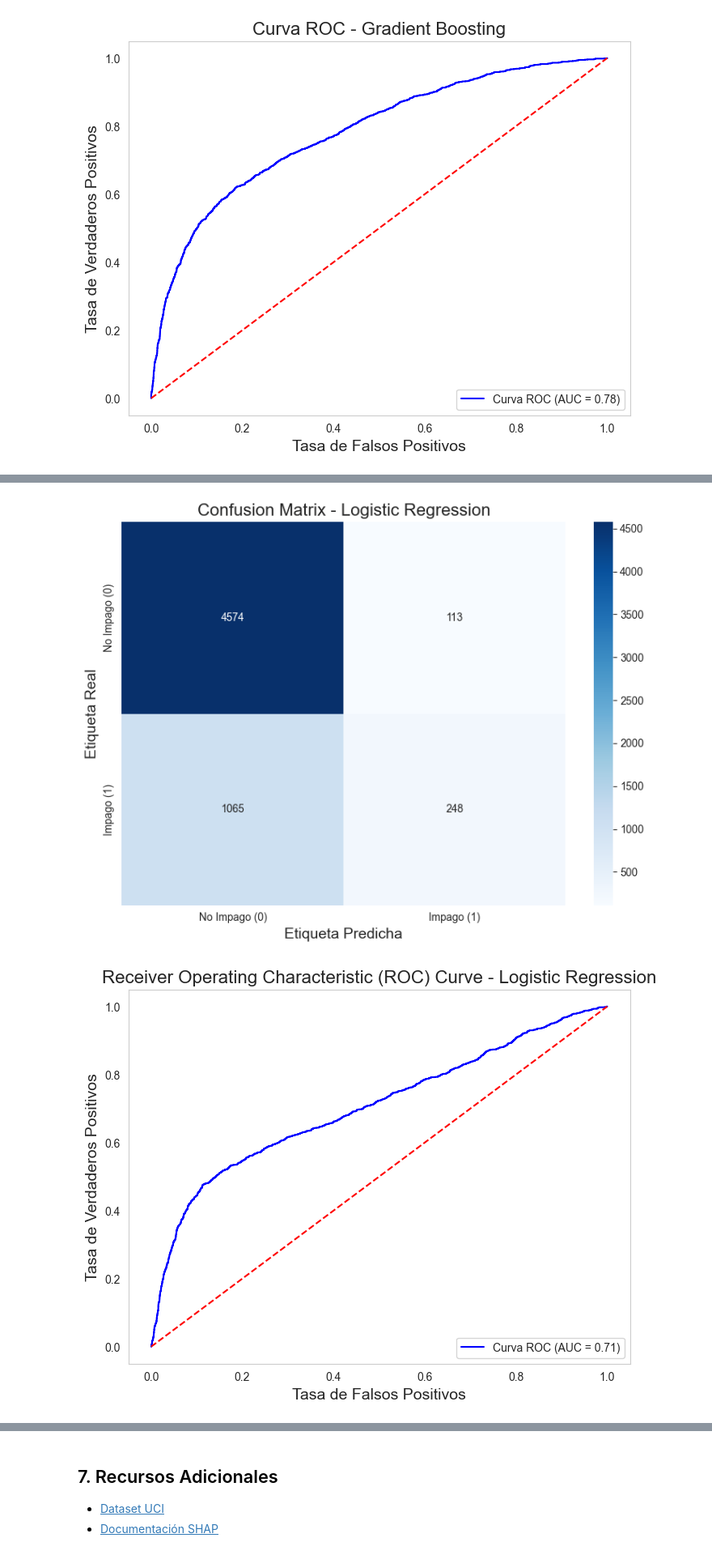
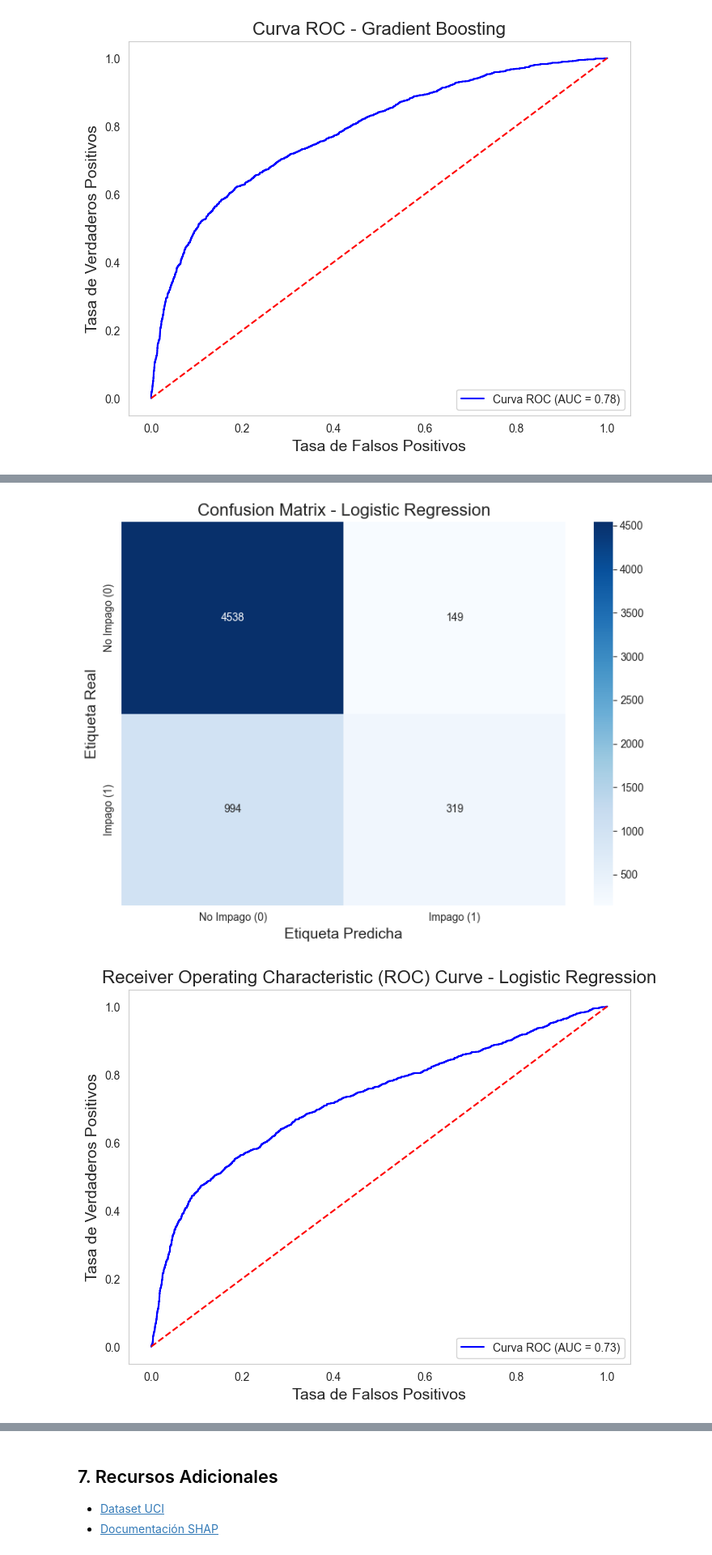
Before and after one commit to nestorojeda/CreditSHAP, a Jupyter notebook: notebook.ipynb, the cells around one changed output, grey strips where cells are left out. Shown at 81% size. Cells and saved outputs as stored; diff of their text form; code cells hidden in the pictures.

```diff
--- a/notebook.ipynb
+++ b/notebook.ipynb
@@ -383,7 +384,7 @@ weighted avg       0.80      0.82      0.80      6000
 from sklearn.linear_model import LogisticRegression
 
 # Initialize the Logistic Regression model
-lr_model = LogisticRegression(random_state=42, max_iter=1000)
+lr_model = LogisticRegression(random_state=42, max_iter=25000)
 
 # Fit the model
 lr_model.fit(X_train, y_train)
@@ -415,8 +416,8 @@ STOP: TOTAL NO. OF ITERATIONS REACHED LIMIT.
 
 Increase the number of iterations (max_iter) or scale the data as shown in:
     https://scikit-learn.org/stable/modules/preprocessing.html
 Please also refer to the documentation for alternative solver options:
     https://scikit-learn.org/stable/modules/linear_model.html#logistic-regression
   n_iter_i = _check_optimize_result(
-[figure, old version]
+[figure, new version]
-[figure, old version]
+[figure, new version]
```
Also changed, not shown: parts of 4 cells of this notebook.
